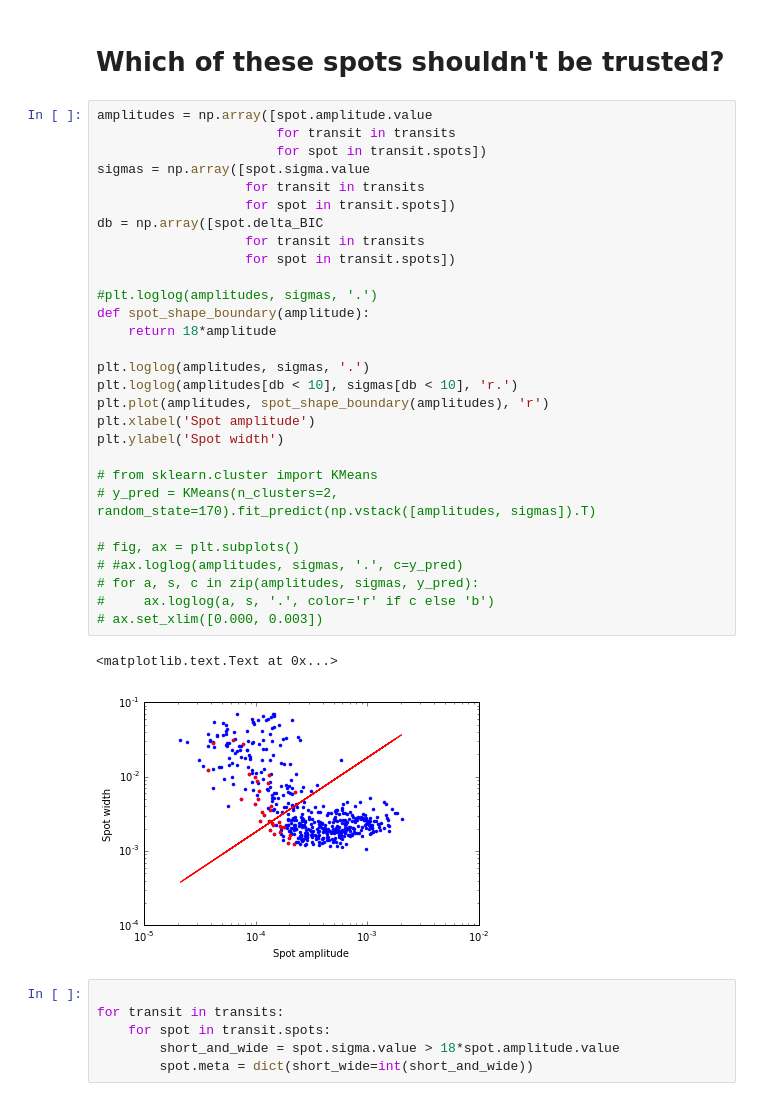
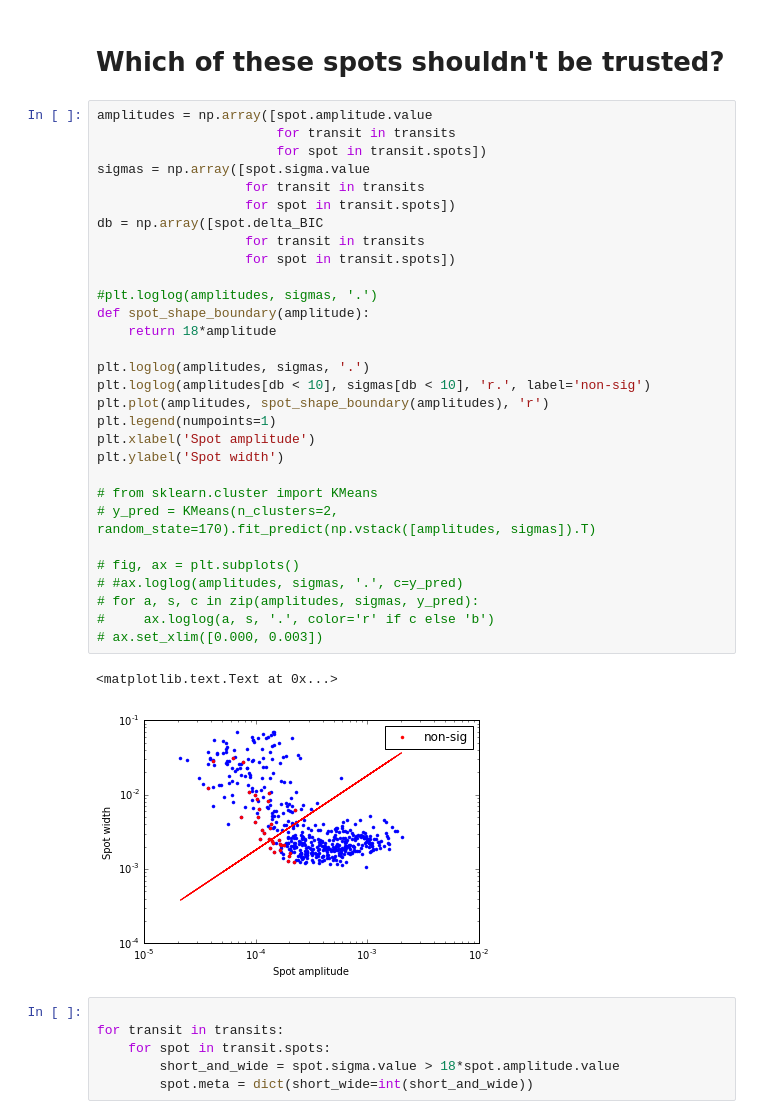
Before and after one commit to bmorris3/friedrich, a Jupyter notebook: hat11/results.ipynb, the cells around one changed output. Saved outputs shown, nothing was run; the diff lists cells and outputs as text.

```diff
--- a/hat11/results.ipynb
+++ b/hat11/results.ipynb
@@ -508,35 +508,36 @@ plt.title('What is the relative completeness\nwhere spots were recovered?');
 # %%
 amplitudes = np.array([spot.amplitude.value
                        for transit in transits
                        for spot in transit.spots])
 sigmas = np.array([spot.sigma.value
                    for transit in transits
                    for spot in transit.spots])
 db = np.array([spot.delta_BIC
                    for transit in transits
                    for spot in transit.spots])
 
 #plt.loglog(amplitudes, sigmas, '.')
 def spot_shape_boundary(amplitude):
     return 18*amplitude
 
 plt.loglog(amplitudes, sigmas, '.')
-plt.loglog(amplitudes[db < 10], sigmas[db < 10], 'r.')
+plt.loglog(amplitudes[db < 10], sigmas[db < 10], 'r.', label='non-sig')
 plt.plot(amplitudes, spot_shape_boundary(amplitudes), 'r')
+plt.legend(numpoints=1)
 plt.xlabel('Spot amplitude')
 plt.ylabel('Spot width')
 
 # from sklearn.cluster import KMeans
 # y_pred = KMeans(n_clusters=2, random_state=170).fit_predict(np.vstack([amplitudes, sigmas]).T)
 
 # fig, ax = plt.subplots()
 # #ax.loglog(amplitudes, sigmas, '.', c=y_pred)
 # for a, s, c in zip(amplitudes, sigmas, y_pred):
 #     ax.loglog(a, s, '.', color='r' if c else 'b')
 # ax.set_xlim([0.000, 0.003])
 # %% [output]
 <matplotlib.text.Text at 0x...>
-[figure, old version]
+[figure, new version]
 # %%
 
 for transit in transits:
```
